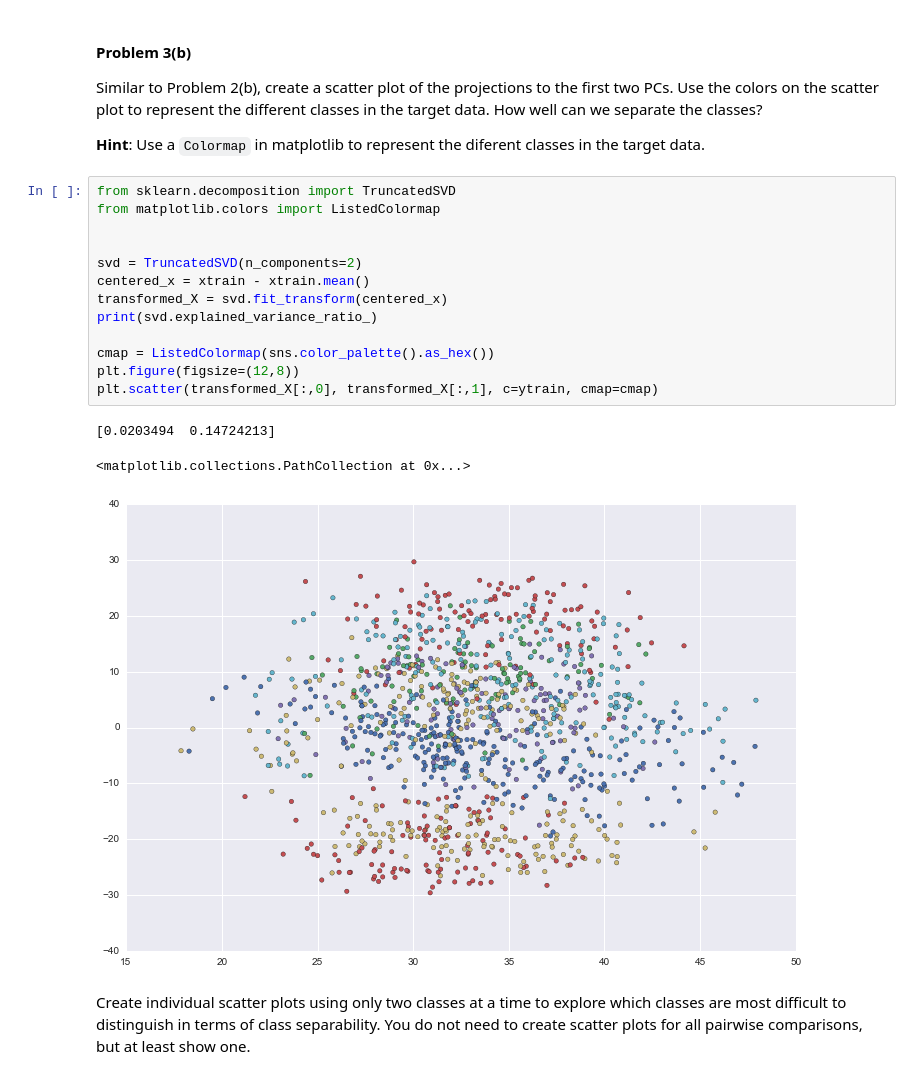
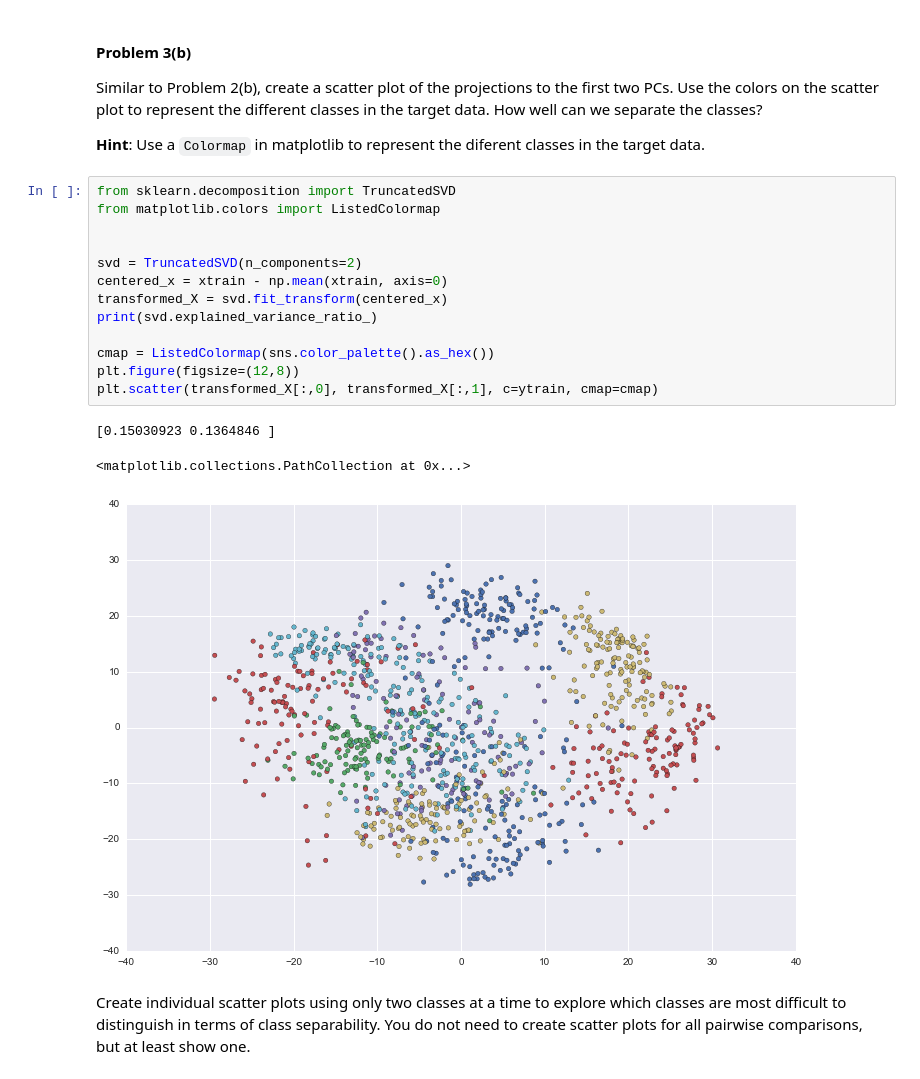
Before and after one commit to kanstantsin/cs109-2014, a Jupyter notebook: homework/HW3.ipynb, the cells around one changed output. Saved outputs shown, nothing was run; the diff lists cells and outputs as text.

```diff
--- a/homework/HW3.ipynb
+++ b/homework/HW3.ipynb
@@ -629,20 +643,20 @@ Similar to Problem 2(b), create a scatter plot of the projections to the first t
 # %%
 from sklearn.decomposition import TruncatedSVD
 from matplotlib.colors import ListedColormap
 
 
 svd = TruncatedSVD(n_components=2)
-centered_x = xtrain - xtrain.mean()
+centered_x = xtrain - np.mean(xtrain, axis=0)
 transformed_X = svd.fit_transform(centered_x)
 print(svd.explained_variance_ratio_)
 
 cmap = ListedColormap(sns.color_palette().as_hex())
 plt.figure(figsize=(12,8))
 plt.scatter(transformed_X[:,0], transformed_X[:,1], c=ytrain, cmap=cmap)
 # %% [output]
-[0.0203494  0.14724213]
+[0.15030923 0.1364846 ]
 <matplotlib.collections.PathCollection at 0x...>
-[figure, old version]
+[figure, new version]
 # %% [markdown]
 Create individual scatter plots using only two classes at a time to explore which classes are most difficult to distinguish in terms of class separability.  You do not need to create scatter plots for all pairwise comparisons, but at least show one.
 # %%
```
Also changed, not shown: parts of 40 cells of this notebook.
